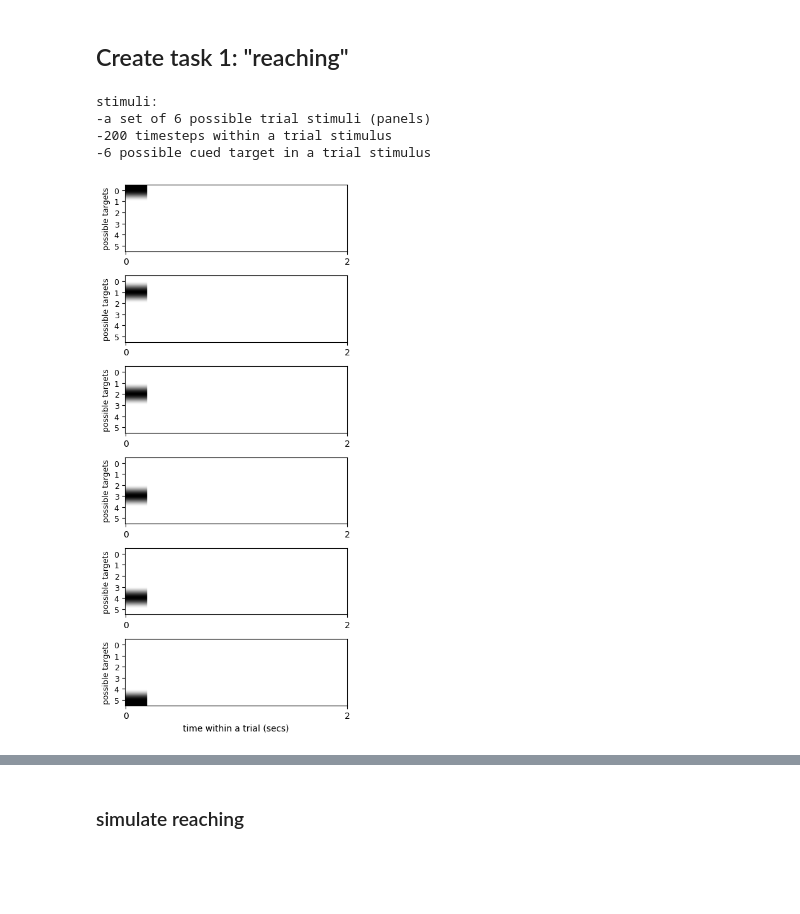
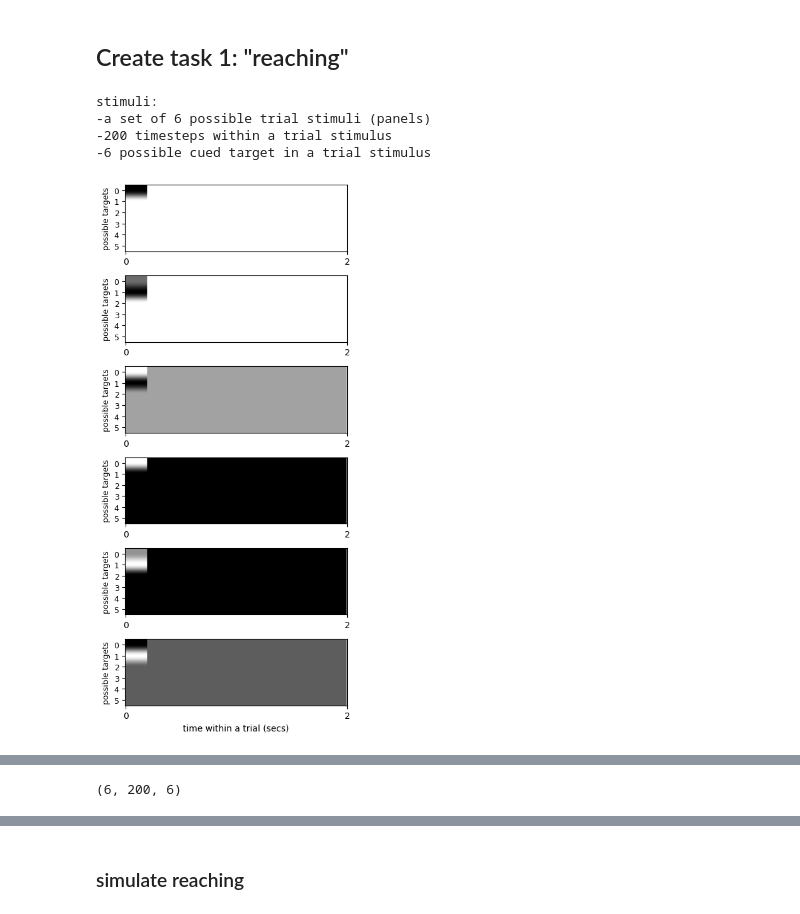
Before and after one commit to alxdofficial/out-of-manifold-learning, a Jupyter notebook: motor_RNN.ipynb, the cells around one changed output, grey strips where cells are left out. Cells and saved outputs as stored; diff of their text form; code cells hidden in the pictures; blank space fills up the shorter version.

```diff
--- a/motor_RNN.ipynb
+++ b/motor_RNN.ipynb
@@ -623,26 +629,30 @@ reduced_dim = 10
 # %%
 # @title Create stimuli and targets
 
 # create stimuli and plot
-stimulus = create_reaching_task_stimuli(tsteps, pulse_length, twod=False)
+stimulus = create_reaching_task_stimuli(tsteps, pulse_length, twod=True)
 plot_reaching_task_stimuli(stimulus, targets, tsteps, T)
 
 # create target (targets x timesteps x 2D coordinates) and plot
 target = create_reaching_task_targets(
     tsteps,
     pulse_length,
     n_targets=targets,
     stype=stimulus_type,
     target_max=target_max
     )
 plot_reaching_task_targets(target, tsteps, T)
 # %% [output]
 stimuli:
 -a set of 6 possible trial stimuli (panels)
 -200 timesteps within a trial stimulus
 -6 possible cued target in a trial stimulus
-[figure, old version]
+[figure, new version]
 [figure]
+# %%
+stimulus.shape
+# %% [output]
+(6, 200, 6)
 # %%
 # @title build and train the network
 # create and save RNN encoder
```
Also changed, not shown: parts of 8 cells of this notebook.
